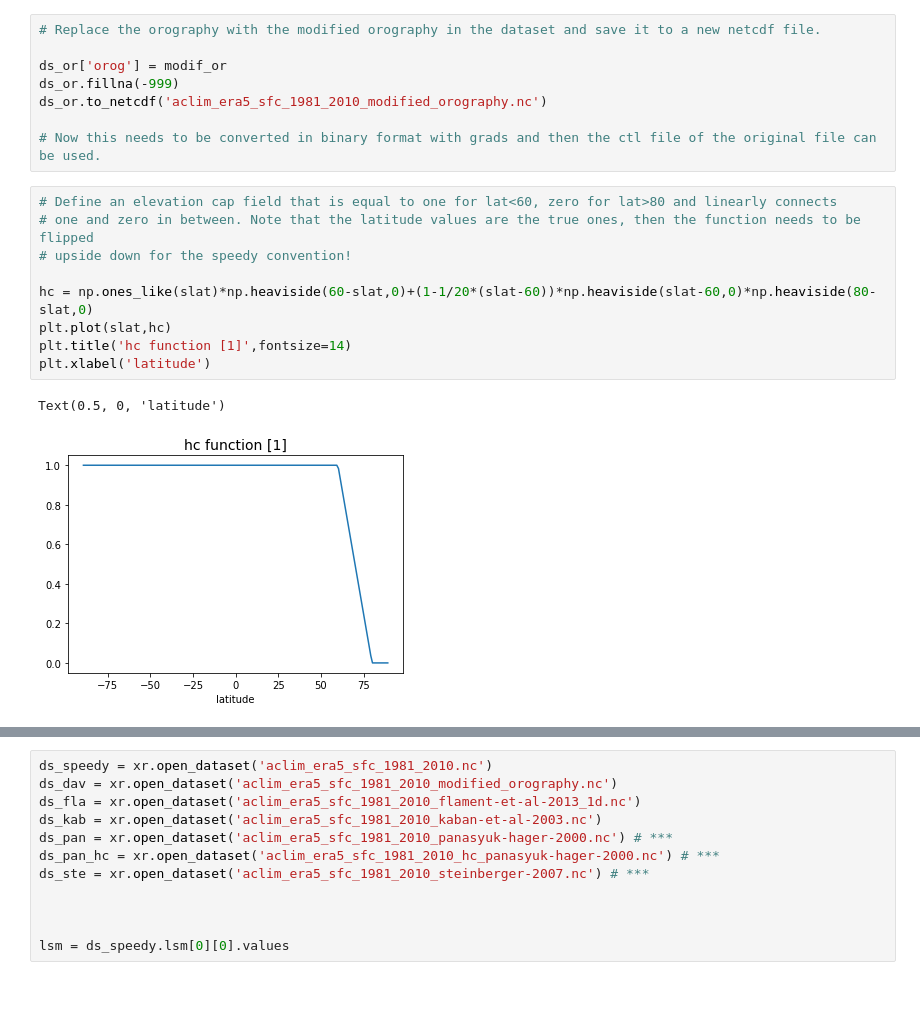
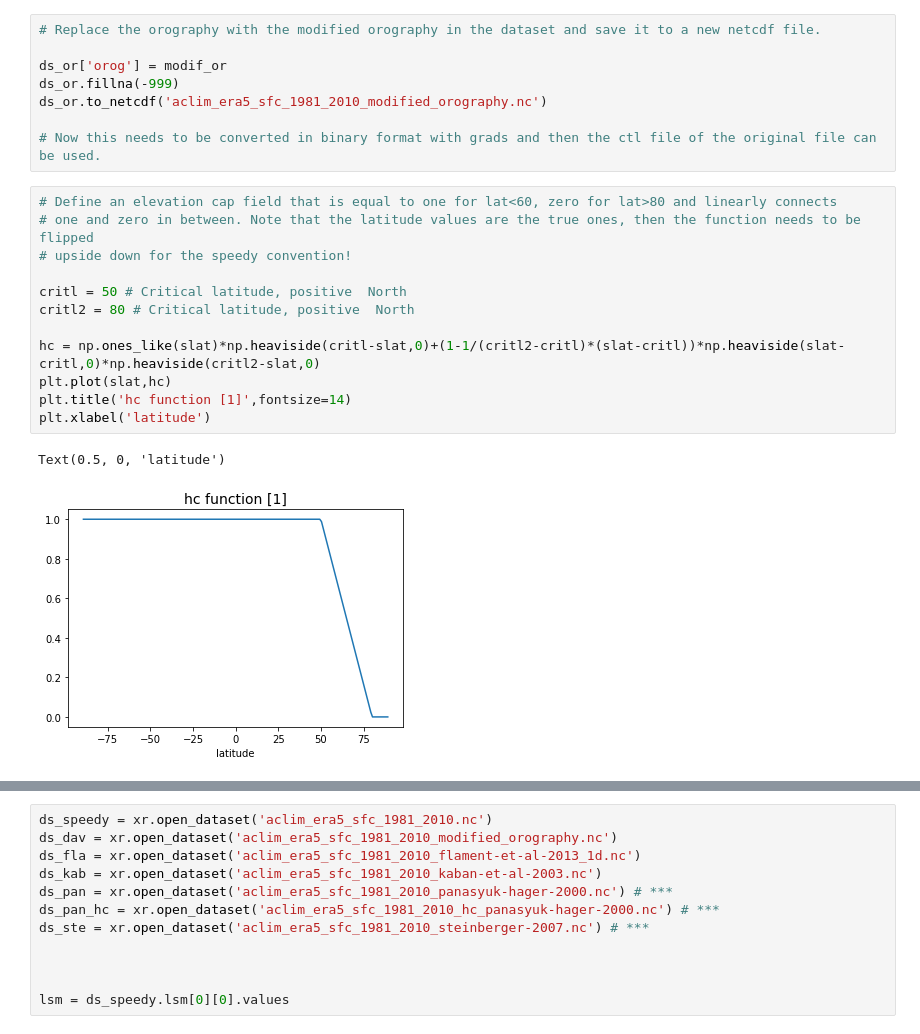
Before and after one commit to agonmer/dynamic_topography_climate, a Jupyter notebook: dynamic_topography_forcing.ipynb, the cells around one changed output, grey strips where cells are left out. Saved outputs shown, nothing was run; the diff lists cells and outputs as text; blank space fills up the shorter version.

```diff
--- a/dynamic_topography_forcing.ipynb
+++ b/dynamic_topography_forcing.ipynb
@@ -198,15 +226,18 @@ ds_or.to_netcdf('aclim_era5_sfc_1981_2010_modified_orography.nc')
 # %%
 # Define an elevation cap field that is equal to one for lat<60, zero for lat>80 and linearly connects
 # one and zero in between. Note that the latitude values are the true ones, then the function needs to be flipped
 # upside down for the speedy convention!
 
-hc = np.ones_like(slat)*np.heaviside(60-slat,0)+(1-1/20*(slat-60))*np.heaviside(slat-60,0)*np.heaviside(80-slat,0)
+critl = 50 # Critical latitude, positive  North
+critl2 = 80 # Critical latitude, positive  North
+
+hc = np.ones_like(slat)*np.heaviside(critl-slat,0)+(1-1/(critl2-critl)*(slat-critl))*np.heaviside(slat-critl,0)*np.heaviside(critl2-slat,0)
 plt.plot(slat,hc)
 plt.title('hc function [1]',fontsize=14)
 plt.xlabel('latitude')
 # %% [output]
 Text(0.5, 0, 'latitude')
-[figure, old version]
+[figure, new version]
 # %%
 # Check that the right area is capped.
 
```
Also changed, not shown: parts of 18 cells of this notebook.
